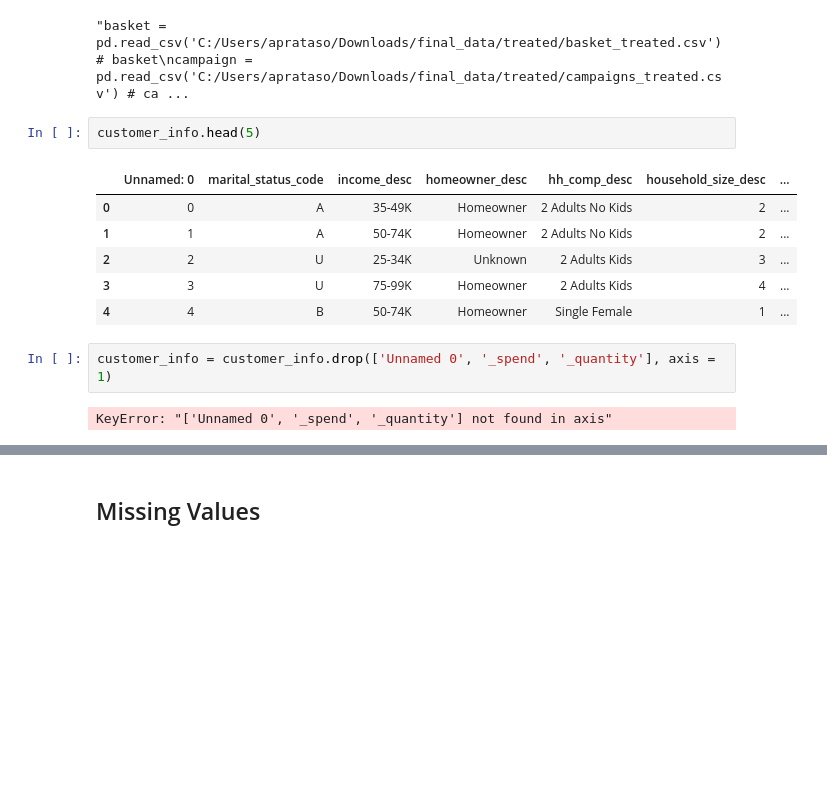
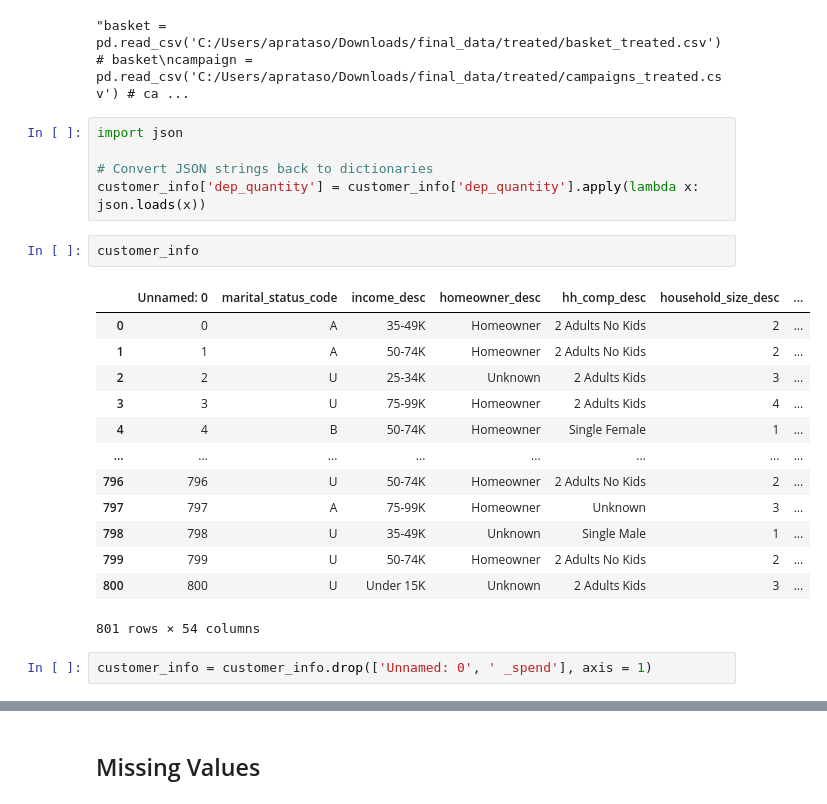
Before and after one commit to antoniooliveira03/Projects, a Jupyter notebook: NTT Project/02_EDA.ipynb, the cells around one changed output, grey strips where cells are left out. Cells and saved outputs as stored; diff of their text form; blank space fills up the shorter version.

```diff
--- a/NTT Project/02_EDA.ipynb
+++ b/NTT Project/02_EDA.ipynb
@@ -10,19 +14,29 @@ prod = pd.read_csv('C:/Users/aprataso/Downloads/final_data/treated/prod_treated.
 causal = pd.read_csv('C:/Users/aprataso/Downloads/final_data/treated/causal_treated.csv')# prod'''
 # %% [output]
 "basket = pd.read_csv('C:/Users/aprataso/Downloads/final_data/treated/basket_treated.csv') # basket\ncampaign = pd.read_csv('C:/Users/aprataso/Downloads/final_data/treated/campaigns_treated.csv') # ca ...
+# %%
+import json
+
+# Convert JSON strings back to dictionaries
+customer_info['dep_quantity'] = customer_info['dep_quantity'].apply(lambda x: json.loads(x))
 # %%
-customer_info.head(5)
+customer_info
 # %% [output]
 |  | Unnamed: 0 | marital_status_code | income_desc | homeowner_desc | hh_comp_desc | household_size_desc | ... |
 | 0 | 0 | A | 35-49K | Homeowner | 2 Adults No Kids | 2 | ... |
 | 1 | 1 | A | 50-74K | Homeowner | 2 Adults No Kids | 2 | ... |
 | 2 | 2 | U | 25-34K | Unknown | 2 Adults Kids | 3 | ... |
 | 3 | 3 | U | 75-99K | Homeowner | 2 Adults Kids | 4 | ... |
 | 4 | 4 | B | 50-74K | Homeowner | Single Female | 1 | ... |
+| ... | ... | ... | ... | ... | ... | ... | ... |
+| 796 | 796 | U | 50-74K | Homeowner | 2 Adults No Kids | 2 | ... |
+| 797 | 797 | A | 75-99K | Homeowner | Unknown | 3 | ... |
+| 798 | 798 | U | 35-49K | Unknown | Single Male | 1 | ... |
+| 799 | 799 | U | 50-74K | Homeowner | 2 Adults No Kids | 2 | ... |
+| 800 | 800 | U | Under 15K | Unknown | 2 Adults Kids | 3 | ... |
+801 rows × 54 columns
 # %%
-customer_info = customer_info.drop(['Unnamed 0', '_spend', '_quantity'], axis = 1)
+customer_info = customer_info.drop(['Unnamed: 0', ' _spend'], axis = 1)
-# %% [output]
-KeyError: "['Unnamed 0', '_spend', '_quantity'] not found in axis"
 # %%
 pd.set_option('display.max_rows', None)
 pd.set_option('display.float_format', '{:.6f}'.format)
```
Also changed, not shown: parts of 22 cells of this notebook, 1 other file.
